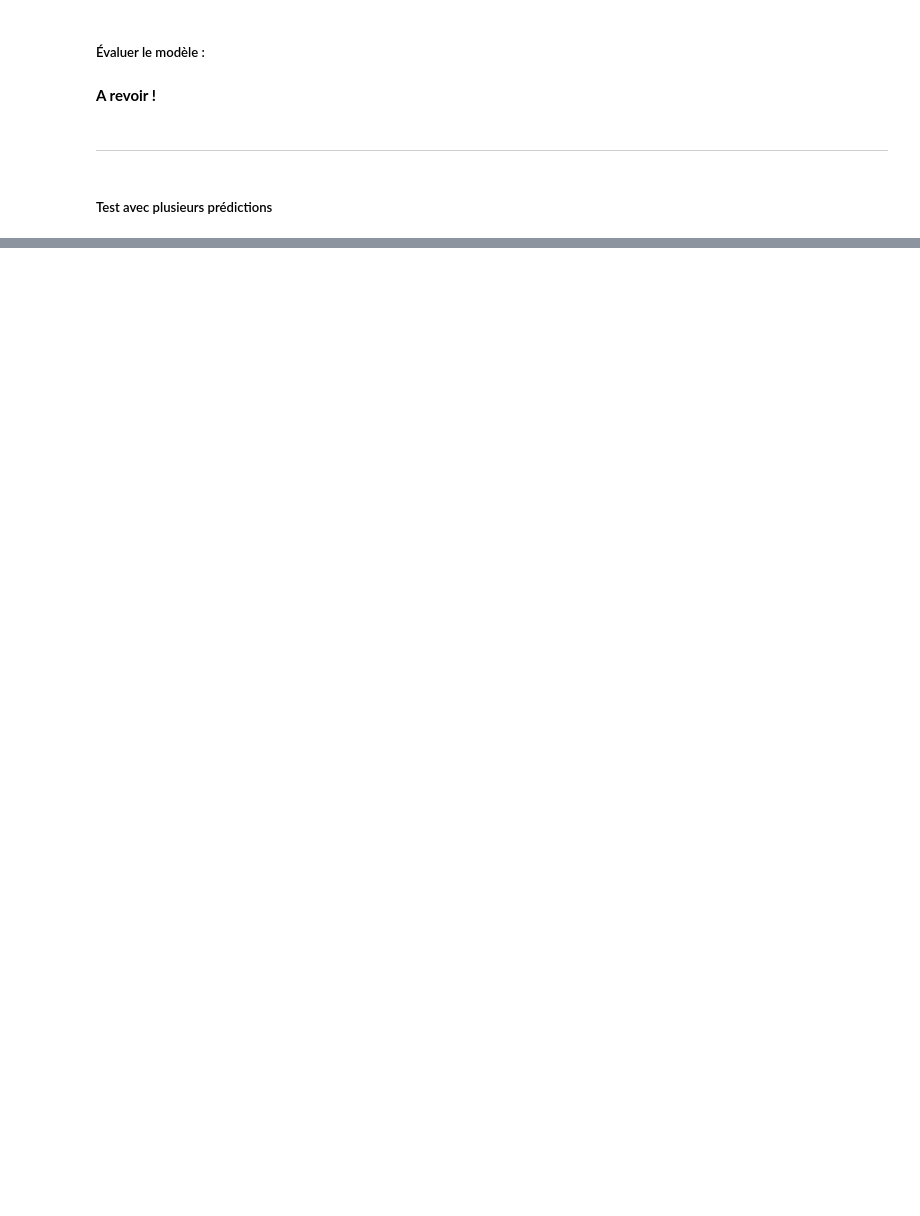
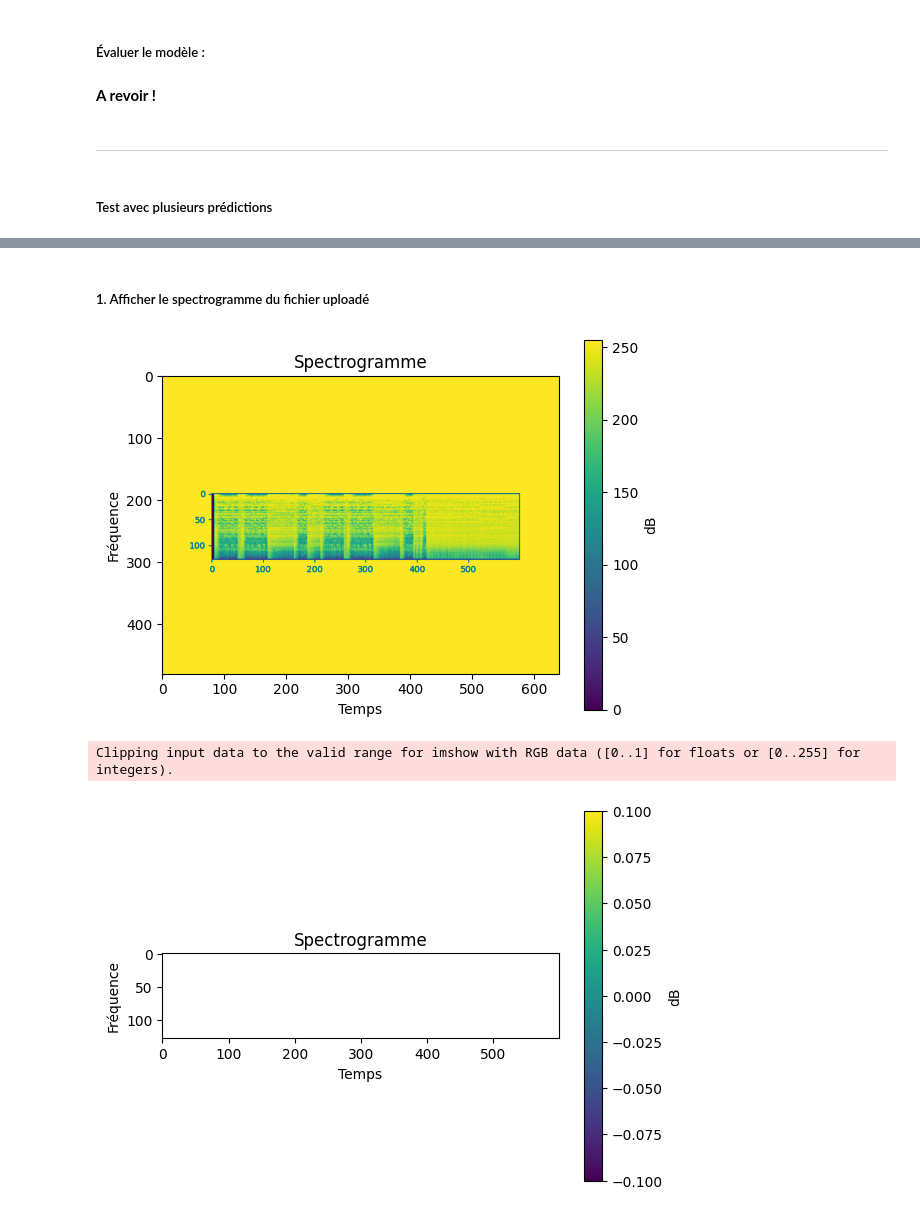
Before and after one commit to AlexandreRob/BadBoyRecords, a Jupyter notebook: classification_music.ipynb, the cells around one changed output, grey strips where cells are left out. Drawn from its saved outputs; the diff is of its cells as text; code cells hidden in the pictures; blank space fills up the shorter version.

```diff
--- a/classification_music.ipynb
+++ b/classification_music.ipynb
@@ -452,0 +490,2 @@ Ré-entraîner le modèle :
+# %%
+spect_resized = np.expand_dims(spect_resized, axis=0)
@@ -498,0 +528,8 @@ The predicted class is: hiphop
+# %%
+from PIL import Image
+import numpy as np
+
+def load_spectrogram_from_png(file_path):
+    image = Image.open(file_path)
+    spect = np.array(image)
+    return spect
@@ -498,0 +538,11 @@ The predicted class is: hiphop
+# %%
+from skimage.transform import resize
+
+def transform_spectrogram(spect, shape=(128, 600)):
+    if spect.shape[1] != shape[1]:
+        spect = spect[:, :shape[1]]
+    spect_resized = resize(spect, shape)
+    spect_resized = spect_resized[np.newaxis, :, :, np.newaxis]
+    spect_resized = spect_resized.astype('float32')
+    spect_resized /= -80  # Normalisation
+    return spect_resized
@@ -498,0 +555,8 @@ The predicted class is: hiphop
+# %%
+def display_spectrogram(spectrogram):
+    plt.imshow(spectrogram)
+    plt.title('Spectrogramme')
+    plt.xlabel('Temps')
+    plt.ylabel('Fréquence')
+    plt.colorbar(label='dB')
+    plt.show()
@@ -498,0 +570,18 @@ The predicted class is: hiphop
+# %% [markdown]
+##### 1. Afficher le spectrogramme du fichier uploadé
+# %%
+# Charger le spectrogramme depuis un fichier PNG
+spect = load_spectrogram_from_png('./folder_img/01-01-Sony_ATV_Music_Publishing-Through_The_Fire_And_Flames-LLS.wav.png')
+
+# Transformer le spectrogramme
+spect_resized = transform_spectrogram(spect)
+
+# Afficher le spectrogramme original
+display_spectrogram(spect[:,:,0])  # Affiche le premier canal de couleur
+
+# Afficher le spectrogramme transformé
+display_spectrogram(spect_resized[0,:,:,0])
+# %% [output]
+[figure, added]
+Clipping input data to the valid range for imshow with RGB data ([0..1] for floats or [0..255] for integers).
+[figure, added]
```
Also changed, not shown: parts of 30 cells of this notebook, 3 other files.
